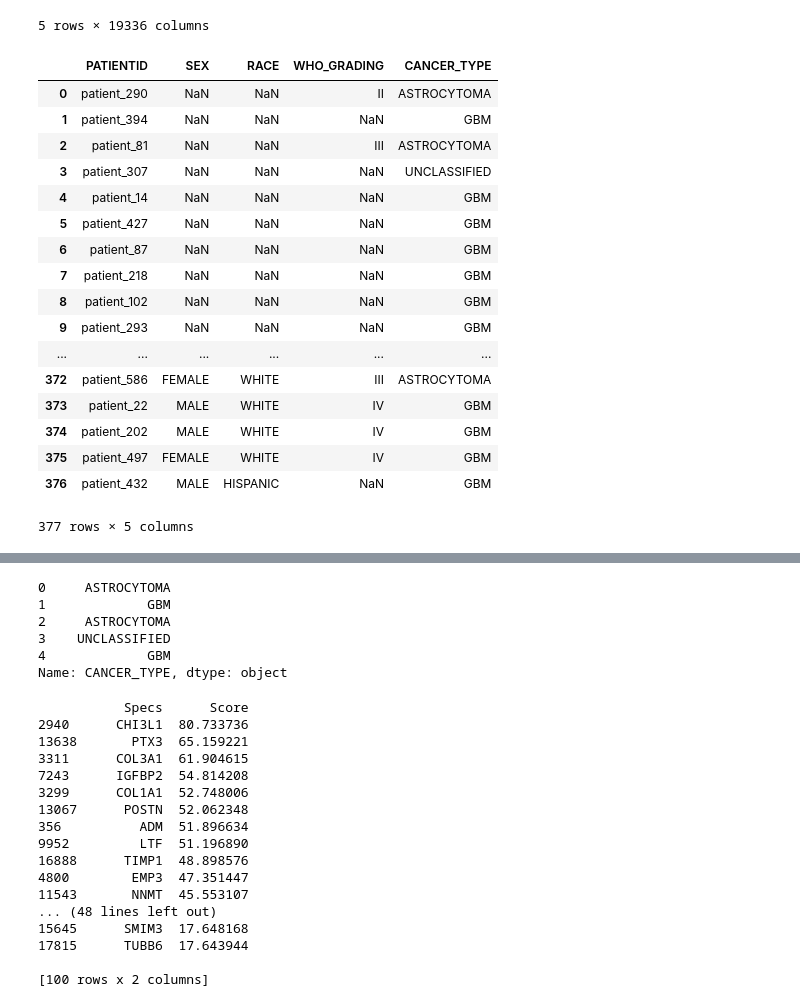
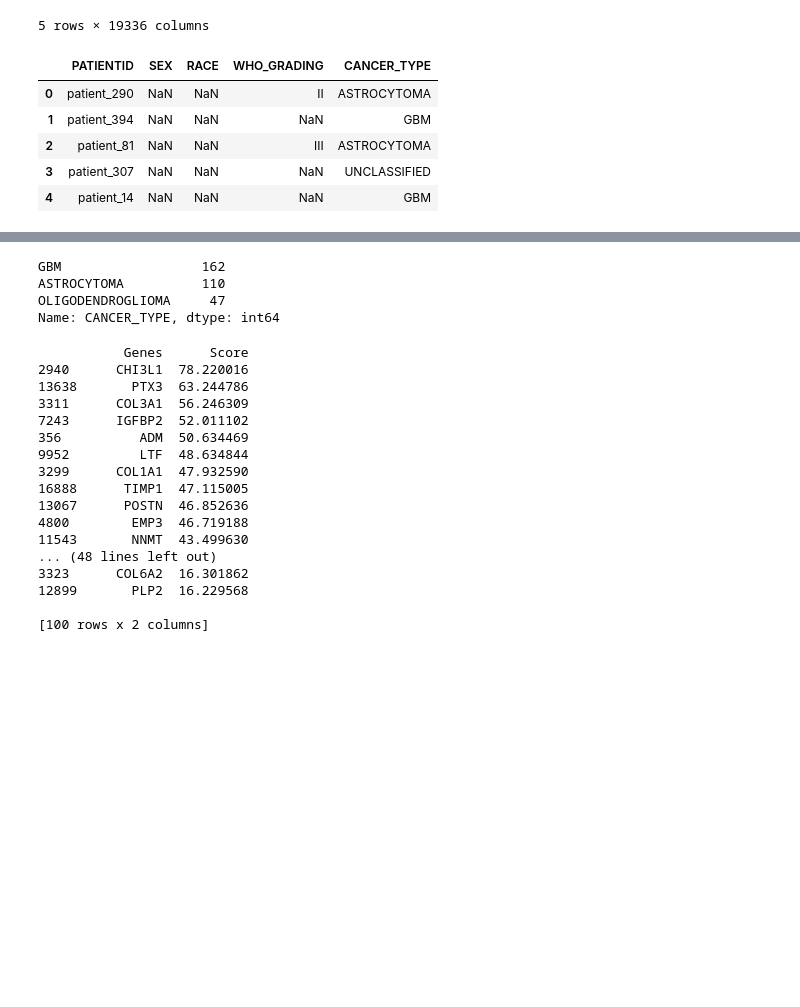
Before and after one commit to codeCleanAlways/myPyProjects, a Jupyter notebook: basicspython.ipynb, the cells around one changed output, grey strips where cells are left out. Drawn from its saved outputs; the diff is of its cells as text; code cells hidden in the pictures; blank space fills up the shorter version.

```diff
--- a/basicspython.ipynb
+++ b/basicspython.ipynb
@@ -28,26 +25,14 @@ dfFeatures.head()
 # %%
 dfPhenotypes = pd.read_csv("sc1_Phase1_GE_Phenotype.tsv",sep="\t")
 dfPhenotypes = dfPhenotypes.replace(r'^\s*$', np.nan, regex=True)
-dfPhenotypes
+dfPhenotypes.head()
 # %% [output]
 |  | PATIENTID | SEX | RACE | WHO_GRADING | CANCER_TYPE |
 | 0 | patient_290 | NaN | NaN | II | ASTROCYTOMA |
 | 1 | patient_394 | NaN | NaN | NaN | GBM |
 | 2 | patient_81 | NaN | NaN | III | ASTROCYTOMA |
 | 3 | patient_307 | NaN | NaN | NaN | UNCLASSIFIED |
 | 4 | patient_14 | NaN | NaN | NaN | GBM |
-| 5 | patient_427 | NaN | NaN | NaN | GBM |
-| 6 | patient_87 | NaN | NaN | NaN | GBM |
-| 7 | patient_218 | NaN | NaN | NaN | GBM |
-| 8 | patient_102 | NaN | NaN | NaN | GBM |
-| 9 | patient_293 | NaN | NaN | NaN | GBM |
-| ... | ... | ... | ... | ... | ... |
-| 372 | patient_586 | FEMALE | WHITE | III | ASTROCYTOMA |
-| 373 | patient_22 | MALE | WHITE | IV | GBM |
-| 374 | patient_202 | MALE | WHITE | IV | GBM |
-| 375 | patient_497 | FEMALE | WHITE | IV | GBM |
-| 376 | patient_432 | MALE | HISPANIC | NaN | GBM |
-377 rows × 5 columns
 # %%
 dfs = pd.merge(dfPhenotypes,dfOutcomes,how="inner",on="PATIENTID")
 dfMerged = pd.merge(dfs,dfFeatures,how="inner",on="PATIENTID")
@@ -62,44 +46,46 @@ dfMerged.head()
 | 4 | patient_14 | NaN | NaN | NaN | GBM | 1 | 6.624505 | 6.911232 | 5.614099 | ... |
 5 rows × 19341 columns
 # %%
-from sklearn.feature_selection import GenericUnivariateSelect, chi2, SelectKBest, f_regression
+from sklearn.feature_selection import GenericUnivariateSelect, chi2, SelectKBest, f_regression, RFE, mutual_info_classif
+dfMerged = dfMerged[dfMerged.CANCER_TYPE != 'UNKNOWN']
+dfMerged = dfMerged[dfMerged.CANCER_TYPE != 'UNCLASSIFIED']
+dfMerged = dfMerged[dfMerged.CANCER_TYPE != 'MIXED']
+#dfMerged = dfMerged[dfMerged.CANCER_TYPE != 'OLIGODENDROGLIOMA']
 X = dfMerged
-X=X.drop(columns=['PATIENTID','SEX','RACE','WHO_GRADING','CANCER_TYPE','SURVIVAL_STATUS'])
+X = X.drop(columns=['PATIENTID','SEX','RACE','WHO_GRADING','CANCER_TYPE','SURVIVAL_STATUS'])
 y = dfMerged.iloc[:,4]
-X.head()
-y.head()
+y.value_counts()
 # %% [output]
-0     ASTROCYTOMA
-1             GBM
-2     ASTROCYTOMA
-3    UNCLASSIFIED
-4             GBM
-Name: CANCER_TYPE, dtype: object
+GBM                  162
+ASTROCYTOMA          110
+OLIGODENDROGLIOMA     47
+Name: CANCER_TYPE, dtype: int64
 # %%
 bestfeatures = SelectKBest(score_func=chi2, k=100)
 fit = bestfeatures.fit(X,y)
 dfscores = pd.DataFrame(fit.scores_)
 dfcolumns = pd.DataFrame(X.columns)
+
 #concat two dataframes for better visualization
 featureScores = pd.concat([dfcolumns,dfscores],axis=1)
-featureScores.columns = ['Specs','Score']  #naming the dataframe columns
+featureScores.columns = ['Genes','Score']  #naming the dataframe columns
 print(featureScores.nlargest(100,'Score'))  #print 10 best features
 # %% [output]
-           Specs      Score
-2940      CHI3L1  80.733736
-13638       PTX3  65.159221
-3311      COL3A1  61.904615
-7243      IGFBP2  54.814208
-3299      COL1A1  52.748006
-13067      POSTN  52.062348
-356          ADM  51.896634
-9952         LTF  51.196890
-16888      TIMP1  48.898576
-4800        EMP3  47.351447
-11543       NNMT  45.553107
+           Genes      Score
+2940      CHI3L1  78.220016
+13638       PTX3  63.244786
+3311      COL3A1  56.246309
+7243      IGFBP2  52.011102
+356          ADM  50.634469
+9952         LTF  48.634844
+3299      COL1A1  47.932590
+16888      TIMP1  47.115005
+13067      POSTN  46.852636
+4800        EMP3  46.719188
+11543       NNMT  43.499630
 ... (48 lines left out)
-15645      SMIM3  17.648168
-17815      TUBB6  17.643944
+3323      COL6A2  16.301862
+12899       PLP2  16.229568
 
 [100 rows x 2 columns]
 # %%
```
Also changed, not shown: parts of 7 cells of this notebook.
